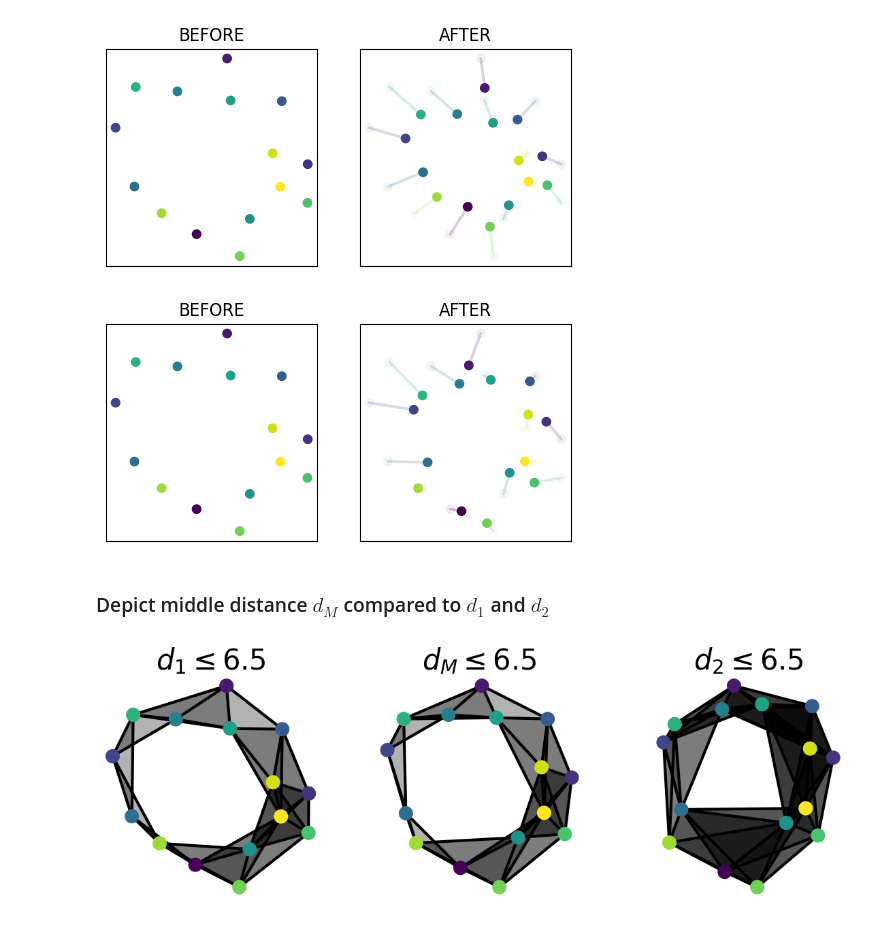
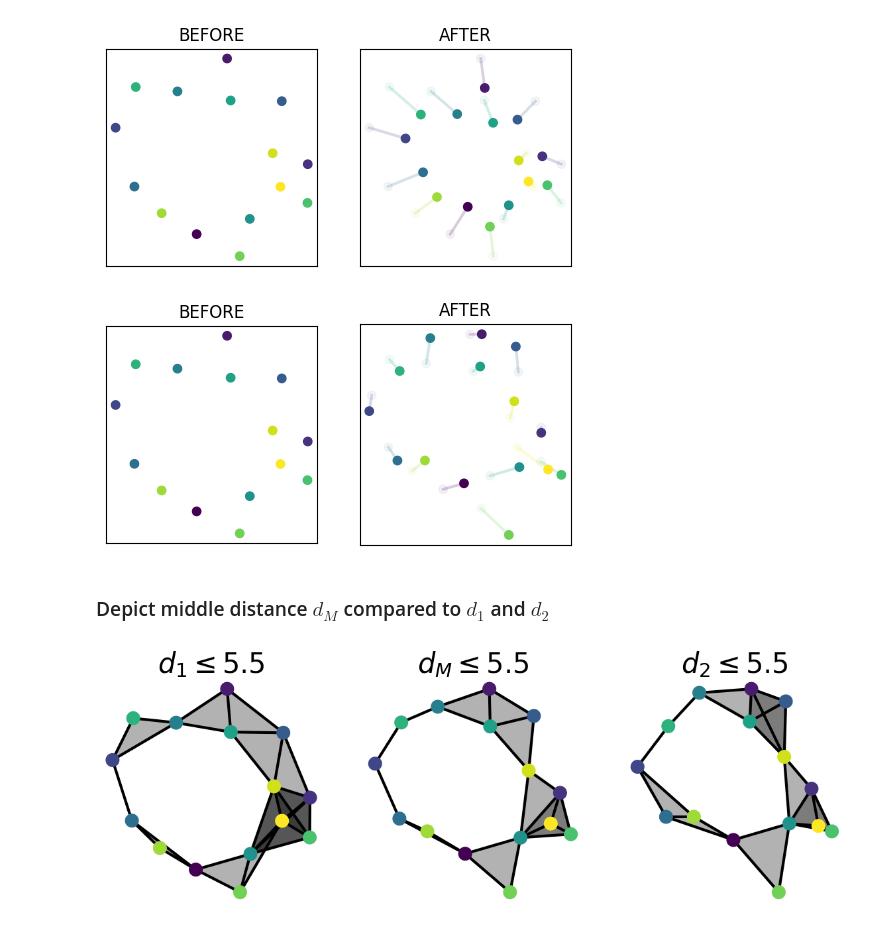
Before and after one commit to Cimagroup/IBloFunMatch, a Jupyter notebook: Notebooks/Fleet_Behavior.ipynb, the cells around one changed output. Drawn from its saved outputs; the diff is of its cells as text; code cells hidden in the pictures.

Commit message:
added more figures

```diff
--- a/Notebooks/Fleet_Behavior.ipynb
+++ b/Notebooks/Fleet_Behavior.ipynb
@@ -132,7 +132,8 @@ plt.savefig("points_fleet.png")
 # %% [output]
 [figure]
 # %%
-C2 = C1*0.8 + (RandGen.random(num_samples*2).reshape((num_samples, 2)) -[0.5, 0.5])*2.5 + [0.7,0]
+RandGen = np.random.default_rng(5)
+C2 = C1*1.1 + (RandGen.random(num_samples*2).reshape((num_samples, 2)) -[0.5, 0.5])*3 + [0.7,0]
 fig, ax = plt.subplots(nrows=1, ncols=2, figsize=(6,3))
 ax[0].scatter(C1[:,0], C1[:,1], color=colorlist, zorder=2)
 ax[1].scatter(C1[:,0], C1[:,1], color=colorlist, alpha=0.05, zorder=1.5)
@@ -151,7 +152,7 @@ ax[0].set_title("BEFORE")
 ax[1].set_title("AFTER")
 plt.savefig("points_fleet_2.png")
 # %% [output]
-[figure, old version]
+[figure, new version]
 # %% [markdown]
 ### Depict middle distance $d_M$ compared to $d_1$ and $d_2$
 # %%
@@ -174,24 +175,24 @@ def plot_complex(Dist_X, points, max_rad, ax):
 # def plot_complex
 # %%
 fig, ax = plt.subplots(ncols=3, nrows=1, figsize=(12,4))
-max_rad =6.5
+max_rad =5.5
 point_list = [C1, (C1+C2)/2, C2]
 # Compute Distance Matrices
 Dist_C1 = dist.squareform(dist.pdist(C1))
 Dist_C2 = dist.squareform(dist.pdist(C2))
 Dist_M = np.maximum(Dist_C1, Dist_C2)
 Dist_list = [Dist_C1, Dist_M, Dist_C2]
 title_list = [f"$d_1 \leq {max_rad:.1f}$", f"$d_M \leq {max_rad:.1f}$", f"$d_2 \leq {max_rad:.1f}$"]
 for idx, (X, Dist_X) in enumerate(zip(point_list, Dist_list)):
     ax[idx].scatter(X[:,0], X[:,1], zorder=2, color=colorlist, s=200)
     plot_complex(Dist_X, X, max_rad, ax[idx])
     ax[idx].set_aspect("equal")
     ax[idx].set_frame_on(False)
     ax[idx].set_xticks([])
     ax[idx].set_yticks([])
     ax[idx].set_title(title_list[idx], fontsize=30)
 # end for
 fig.tight_layout()
 plt.savefig("VR_cpx_Middle.png")
 # %% [output]
-[figure, old version]
+[figure, new version]
```
Also changed, not shown: parts of 1 cell of this notebook, 1 other file.
